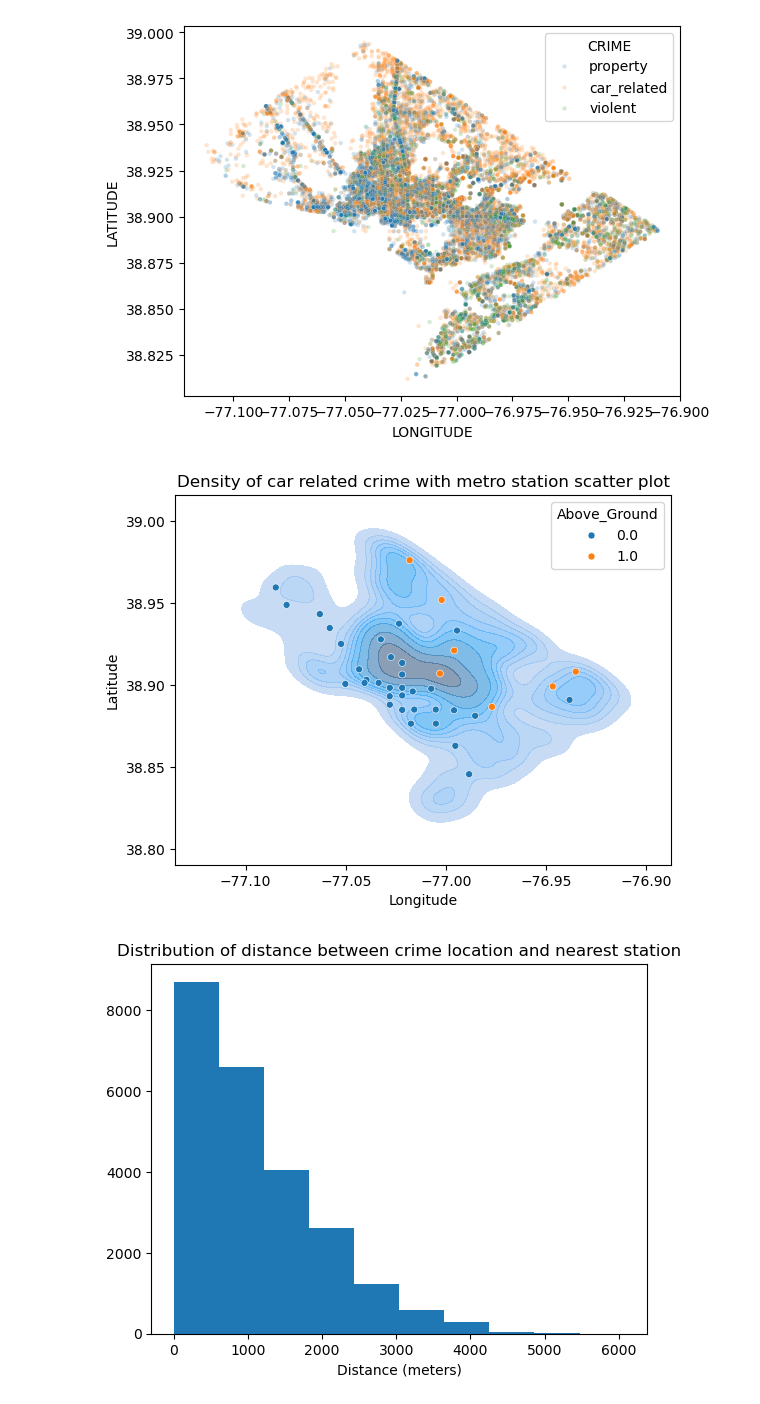
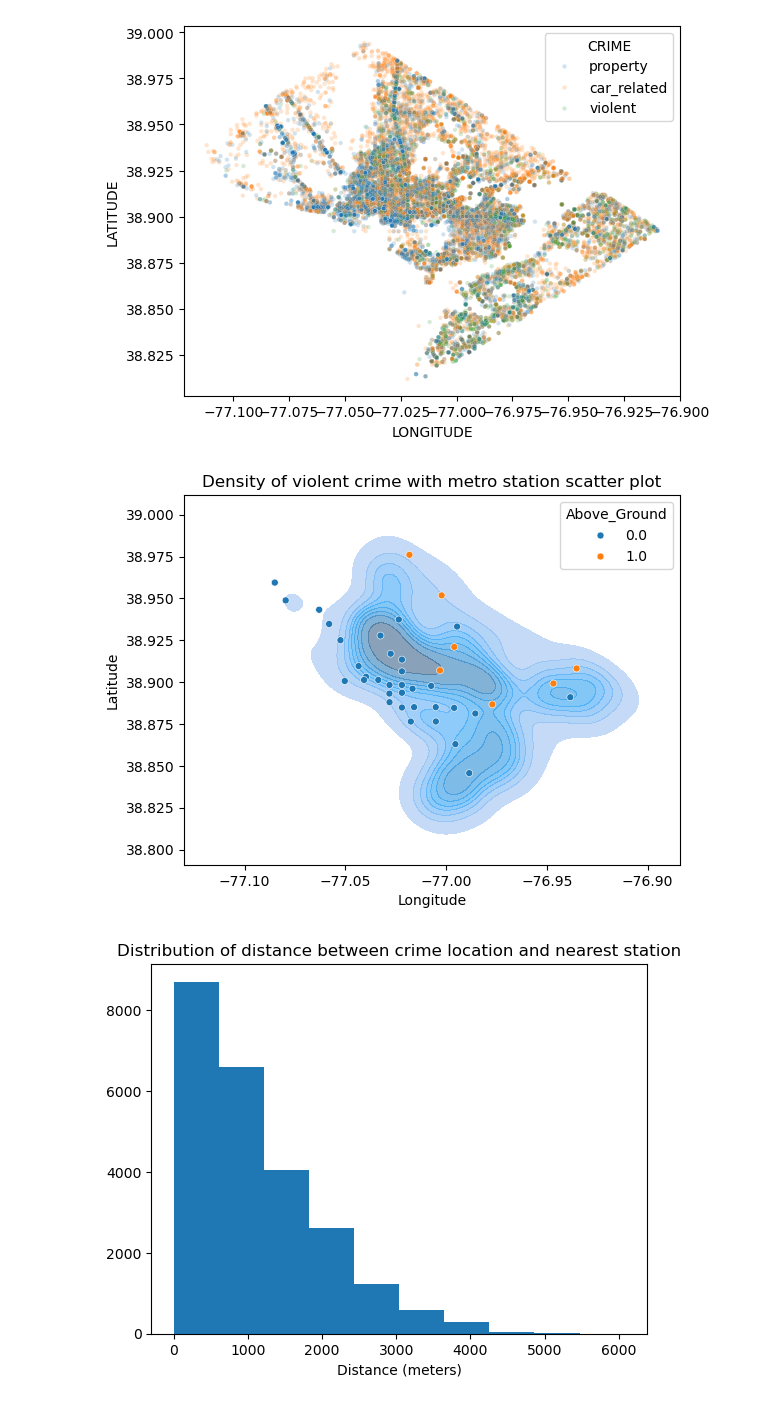
Before and after one commit to iansargent/DC-Metro-Crime, a Jupyter notebook: Scripts/Analysis/plots.ipynb, the cells around one changed output. Drawn from its saved outputs; the diff is of its cells as text; code cells hidden in the pictures.

Commit message:
changed plot to violent crime

```diff
--- a/Scripts/Analysis/plots.ipynb
+++ b/Scripts/Analysis/plots.ipynb
@@ -56,24 +56,24 @@ plt.show()
 metro["lon"] = metro.geometry.x
 metro["lat"] = metro.geometry.y
 # %%
-sns.kdeplot(data=data[data['CRIME'] == 'car_related'], # switch out for 'car_related', 'violent' or 'property'
+sns.kdeplot(data=data[data['CRIME'] == 'violent'], # switch out for 'car_related', 'violent' or 'property'
             x='LONGITUDE',
             y='LATITUDE',
             fill=True,
             hue='CRIME', # 'SHIFT'
             alpha = 0.6)
 # overlay metro stations
 sns.scatterplot(data=metro,
                 x= 'lon',
                 y= 'lat',
                 s=25,
                 hue='Above_Ground')
-plt.title('Density of car related crime with metro station scatter plot')
+plt.title('Density of violent crime with metro station scatter plot')
 plt.xlabel("Longitude")
 plt.ylabel("Latitude")
 plt.show()
 # %% [output]
-[figure, old version]
+[figure, new version]
 # %%
 plt.hist(data=data, x='distance_meters')
 plt.xlabel('Distance (meters)')
```
